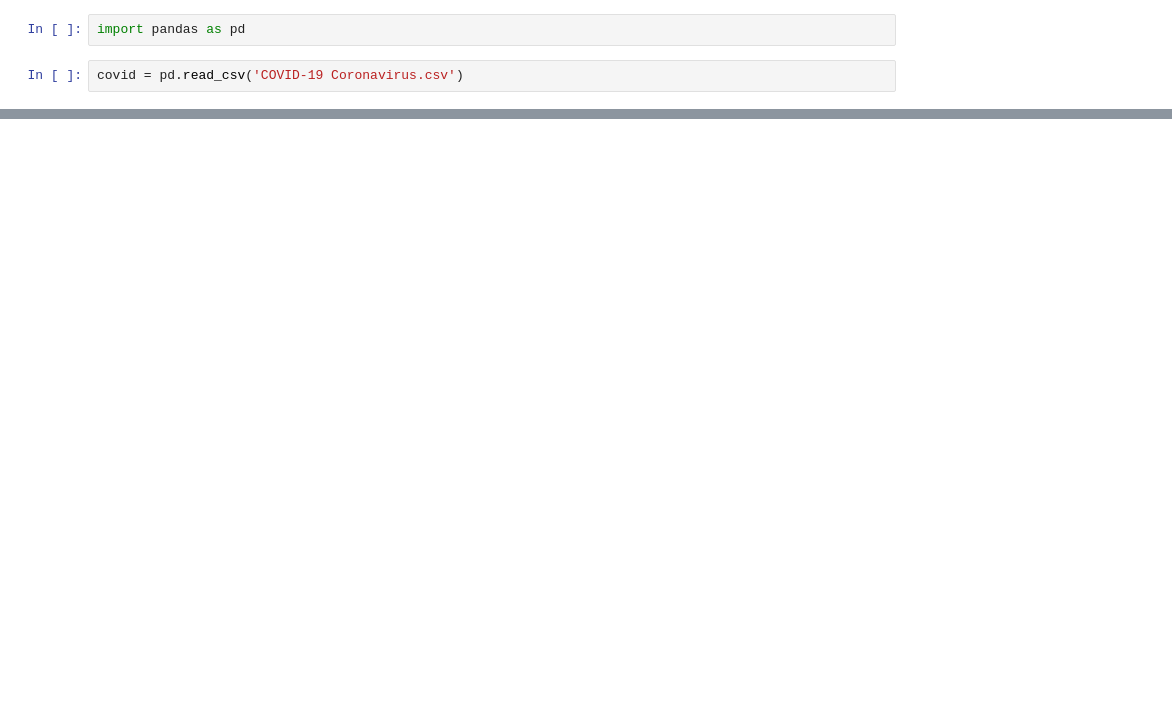
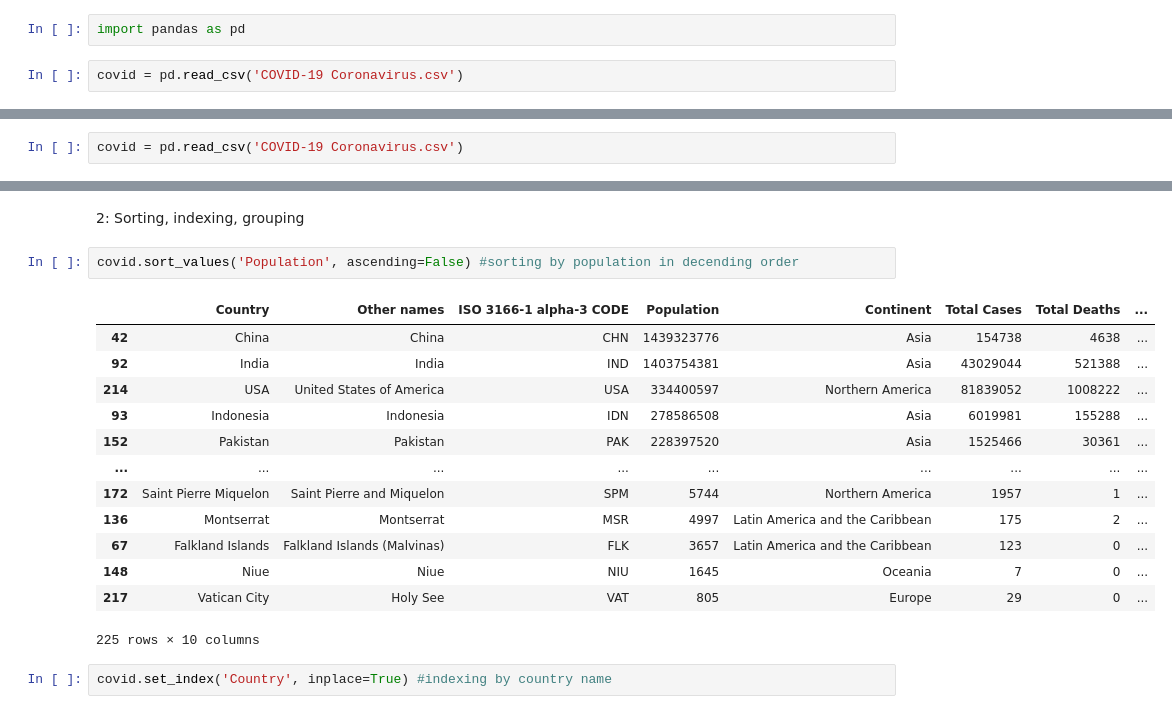
Before and after one commit to shashank1391/UCDPA_Shashankgupta, a Jupyter notebook: Project_shashank.ipynb, the cells around one changed output, grey strips where cells are left out. Drawn from its saved outputs; the diff is of its cells as text; blank space fills up the shorter version.

```diff
--- a/Project_shashank.ipynb
+++ b/Project_shashank.ipynb
@@ -24,0 +25,2 @@ print (covid)
+# %%
+covid = pd.read_csv('COVID-19 Coronavirus.csv')
@@ -24,0 +41,20 @@ print (covid)
+# %% [markdown]
+2: Sorting, indexing, grouping
+# %%
+covid.sort_values('Population', ascending=False) #sorting by population in decending order
+# %% [output]
+|  | Country | Other names | ISO 3166-1 alpha-3 CODE | Population | Continent | Total Cases | Total Deaths | ... |
+| 42 | China | China | CHN | 1439323776 | Asia | 154738 | 4638 | ... |
+| 92 | India | India | IND | 1403754381 | Asia | 43029044 | 521388 | ... |
+| 214 | USA | United States of America | USA | 334400597 | Northern America | 81839052 | 1008222 | ... |
+| 93 | Indonesia | Indonesia | IDN | 278586508 | Asia | 6019981 | 155288 | ... |
+| 152 | Pakistan | Pakistan | PAK | 228397520 | Asia | 1525466 | 30361 | ... |
+| ... | ... | ... | ... | ... | ... | ... | ... | ... |
+| 172 | Saint Pierre Miquelon | Saint Pierre and Miquelon | SPM | 5744 | Northern America | 1957 | 1 | ... |
+| 136 | Montserrat | Montserrat | MSR | 4997 | Latin America and the Caribbean | 175 | 2 | ... |
+| 67 | Falkland Islands | Falkland Islands (Malvinas) | FLK | 3657 | Latin America and the Caribbean | 123 | 0 | ... |
+| 148 | Niue | Niue | NIU | 1645 | Oceania | 7 | 0 | ... |
+| 217 | Vatican City | Holy See | VAT | 805 | Europe | 29 | 0 | ... |
+225 rows × 10 columns
+# %%
+covid.set_index('Country', inplace=True) #indexing by country name
```
Also changed, not shown: parts of 15 cells of this notebook, 1 other file.
